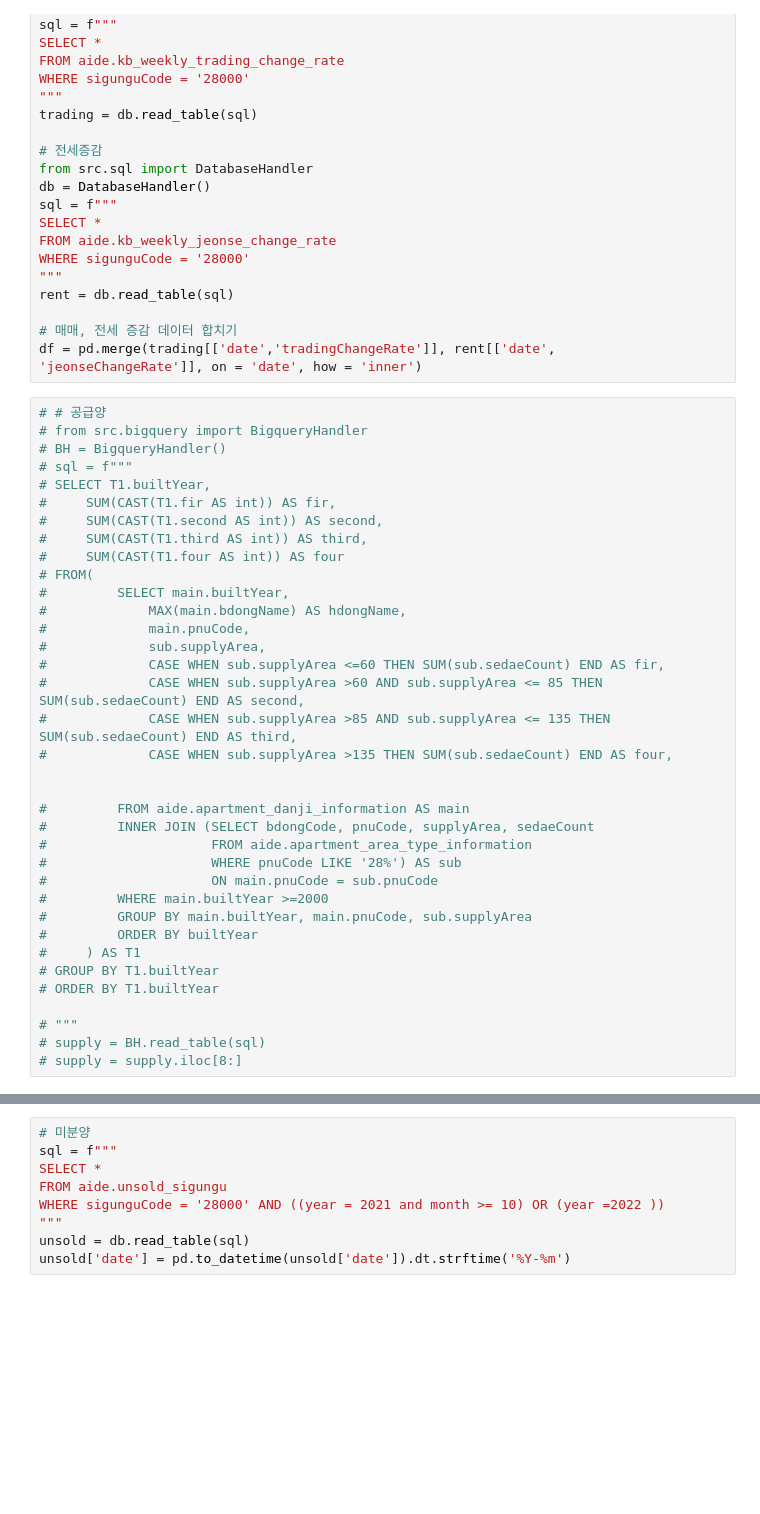
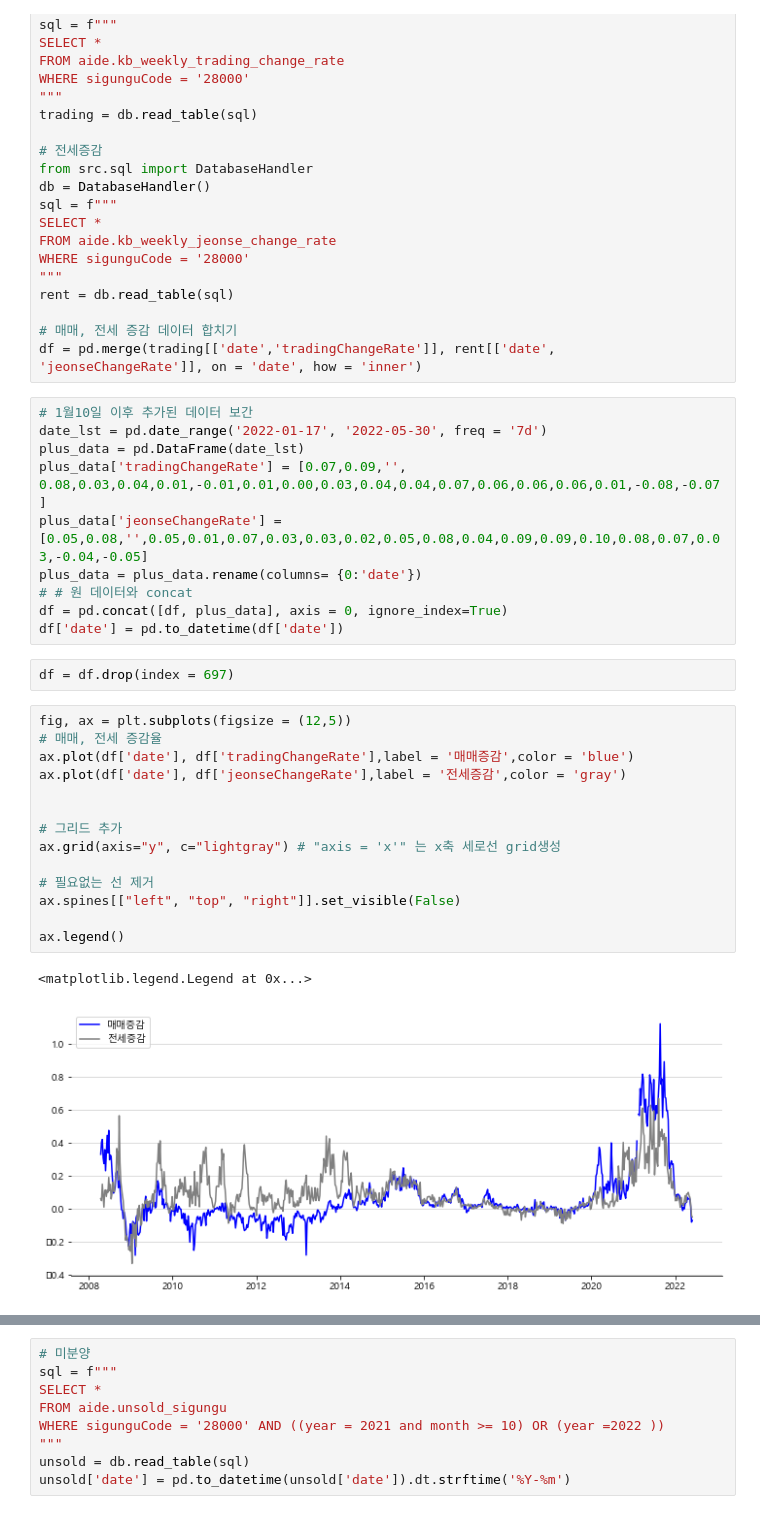
Before and after one commit to ljs7463/prop-tech, a Jupyter notebook: Real estate Analysis/인천광역시 집값 급락요인 분석/인천광역시 집값 하락원인 찾기.ipynb, the cells around one changed output, grey strips where cells are left out. Drawn from its saved outputs; the diff is of its cells as text; blank space fills up the shorter version.

```diff
--- a/Real estate Analysis/인천광역시 집값 급락요인 분석/인천광역시 집값 하락원인 찾기.ipynb
+++ b/Real estate Analysis/인천광역시 집값 급락요인 분석/인천광역시 집값 하락원인 찾기.ipynb
@@ -61,39 +63,32 @@ rent = db.read_table(sql)
 
 # 매매, 전세 증감 데이터 합치기
 df = pd.merge(trading[['date','tradingChangeRate']], rent[['date', 'jeonseChangeRate']], on = 'date', how = 'inner')
-# %%
-# # 공급양
-# from src.bigquery import BigqueryHandler
-# BH = BigqueryHandler()
-# sql = f"""
-# SELECT T1.builtYear,
-#     SUM(CAST(T1.fir AS int)) AS fir,
-#     SUM(CAST(T1.second AS int)) AS second,
-#     SUM(CAST(T1.third AS int)) AS third,
-#     SUM(CAST(T1.four AS int)) AS four
-# FROM(
-#         SELECT main.builtYear,
-#             MAX(main.bdongName) AS hdongName,
-#             main.pnuCode,
-#             sub.supplyArea,
-#             CASE WHEN sub.supplyArea <=60 THEN SUM(sub.sedaeCount) END AS fir,
-#             CASE WHEN sub.supplyArea >60 AND sub.supplyArea <= 85 THEN SUM(sub.sedaeCount) END AS second,
-#             CASE WHEN sub.supplyArea >85 AND sub.supplyArea <= 135 THEN SUM(sub.sedaeCount) END AS third,
-#             CASE WHEN sub.supplyArea >135 THEN SUM(sub.sedaeCount) END AS four,
-
-
-#         FROM aide.apartment_danji_information AS main
-#         INNER JOIN (SELECT bdongCode, pnuCode, supplyArea, sedaeCount
-#                     FROM aide.apartment_area_type_information
-#                     WHERE pnuCode LIKE '28%') AS sub
-#                     ON main.pnuCode = sub.pnuCode
-#         WHERE main.builtYear >=2000
-#         GROUP BY main.builtYear, main.pnuCode, sub.supplyArea
-#         ORDER BY builtYear
-#     ) AS T1
-# GROUP BY T1.builtYear
-# ORDER BY T1.builtYear
-
-# """
-# supply = BH.read_table(sql)
-# supply = supply.iloc[8:]
+# %%
+# 1월10일 이후 추가된 데이터 보간
+date_lst = pd.date_range('2022-01-17', '2022-05-30', freq = '7d')
+plus_data = pd.DataFrame(date_lst)
+plus_data['tradingChangeRate'] = [0.07,0.09,'', 0.08,0.03,0.04,0.01,-0.01,0.01,0.00,0.03,0.04,0.04,0.07,0.06,0.06,0.06,0.01,-0.08,-0.07]
+plus_data['jeonseChangeRate'] = [0.05,0.08,'',0.05,0.01,0.07,0.03,0.03,0.02,0.05,0.08,0.04,0.09,0.09,0.10,0.08,0.07,0.03,-0.04,-0.05]
+plus_data = plus_data.rename(columns= {0:'date'})
+# # 원 데이터와 concat
+df = pd.concat([df, plus_data], axis = 0, ignore_index=True)
+df['date'] = pd.to_datetime(df['date'])
+# %%
+df = df.drop(index = 697)
+# %%
+fig, ax = plt.subplots(figsize = (12,5))
+# 매매, 전세 증감율
+ax.plot(df['date'], df['tradingChangeRate'],label = '매매증감',color = 'blue')
+ax.plot(df['date'], df['jeonseChangeRate'],label = '전세증감',color = 'gray')
+
+
+# 그리드 추가
+ax.grid(axis="y", c="lightgray") # "axis = 'x'" 는 x축 세로선 grid생성
+
+# 필요없는 선 제거
+ax.spines[["left", "top", "right"]].set_visible(False)
+
+ax.legend()
+# %% [output]
+<matplotlib.legend.Legend at 0x...>
+[figure, added]
```
Also changed, not shown: parts of 20 cells of this notebook, 2 other files.
